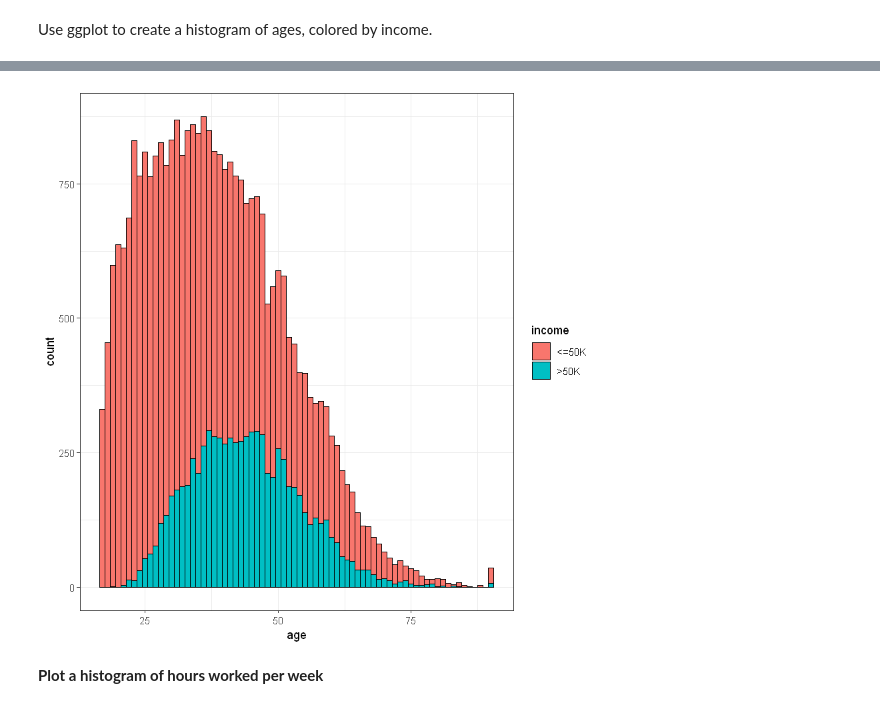
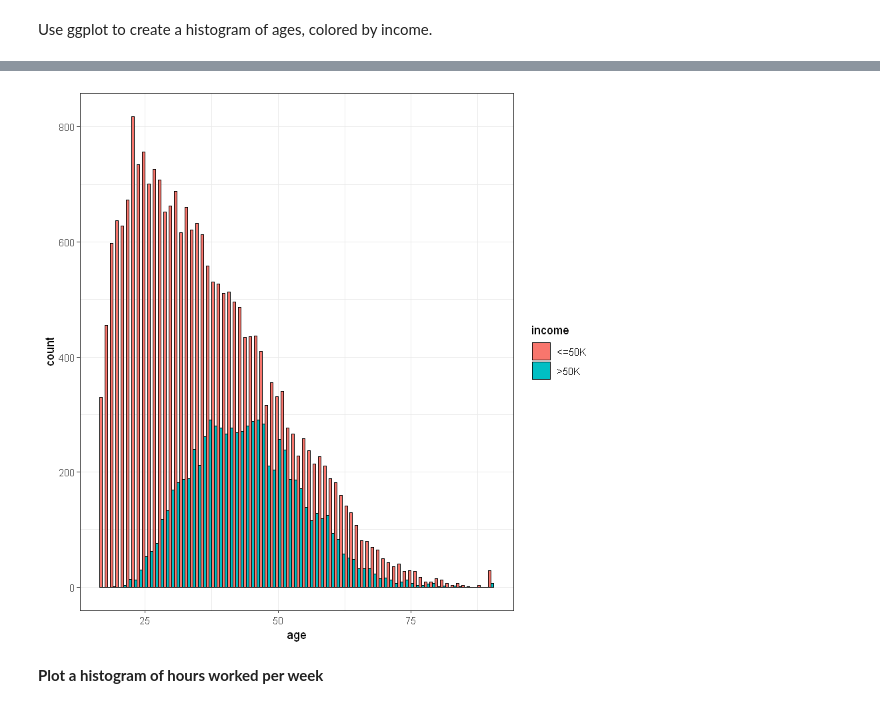
Before and after one commit to MichaelHotaling/Introduction-to-R, a Jupyter notebook: 55 Logistic Regression Exercise.ipynb, the cells around one changed output, grey strips where cells are left out. Cells and saved outputs as stored; diff of their text form; code cells hidden in the pictures.

```diff
--- a/55 Logistic Regression Exercise.ipynb
+++ b/55 Logistic Regression Exercise.ipynb
@@ -376,7 +391,7 @@ library(dplyr)
 # %%
-ggplot(adult,aes(age)) + geom_histogram(aes(fill=income),color='black',binwidth=1) + theme_bw()
+ggplot(adult,aes(age)) + geom_histogram(aes(fill=income),position="dodge",color='black',binwidth=1) + theme_bw()
 # %% [output]
-[figure, old version]
+[figure, new version]
 # %% [markdown]
 __Plot a histogram of hours worked per week__
 # %%
```
Also changed, not shown: parts of 17 cells of this notebook, 1 other file.
